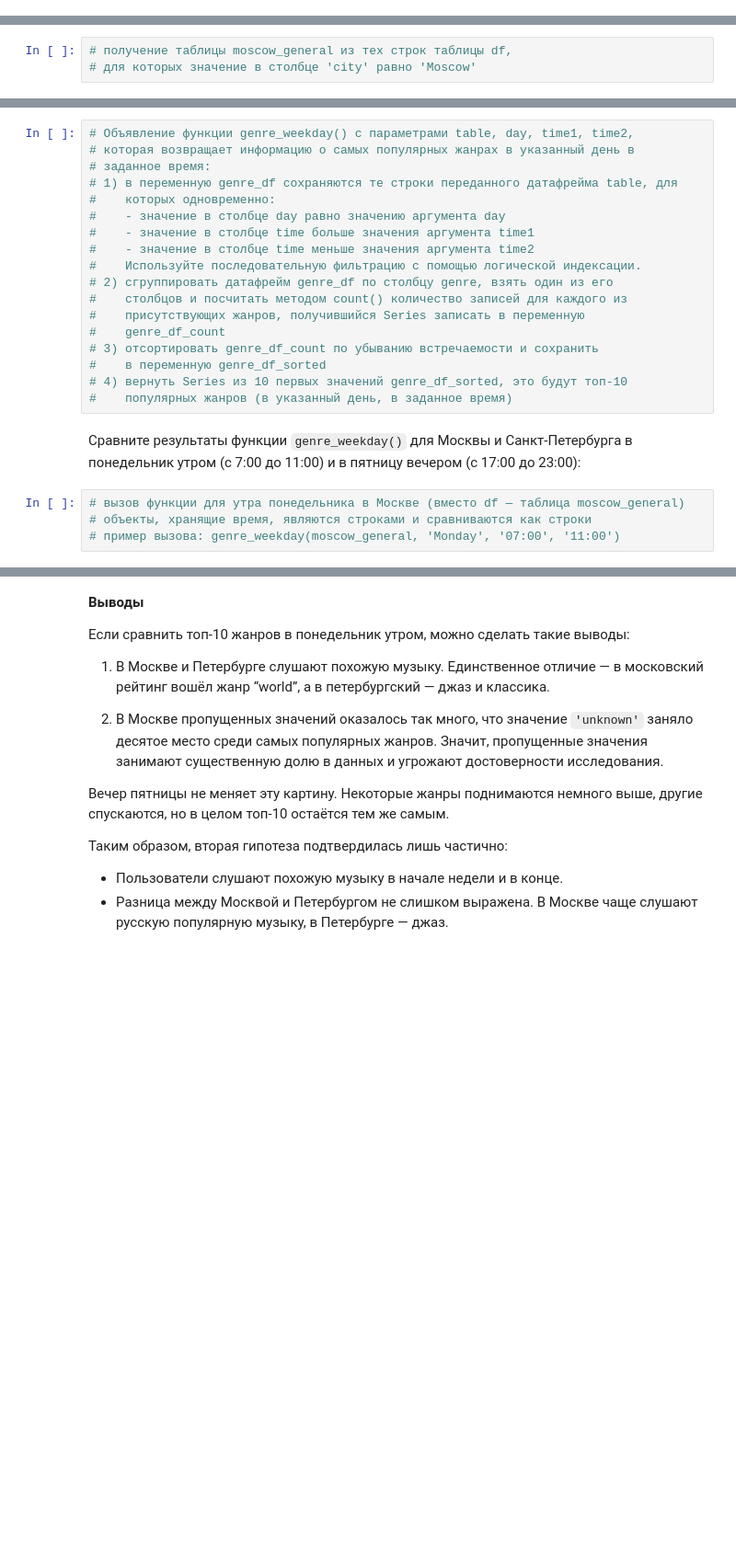
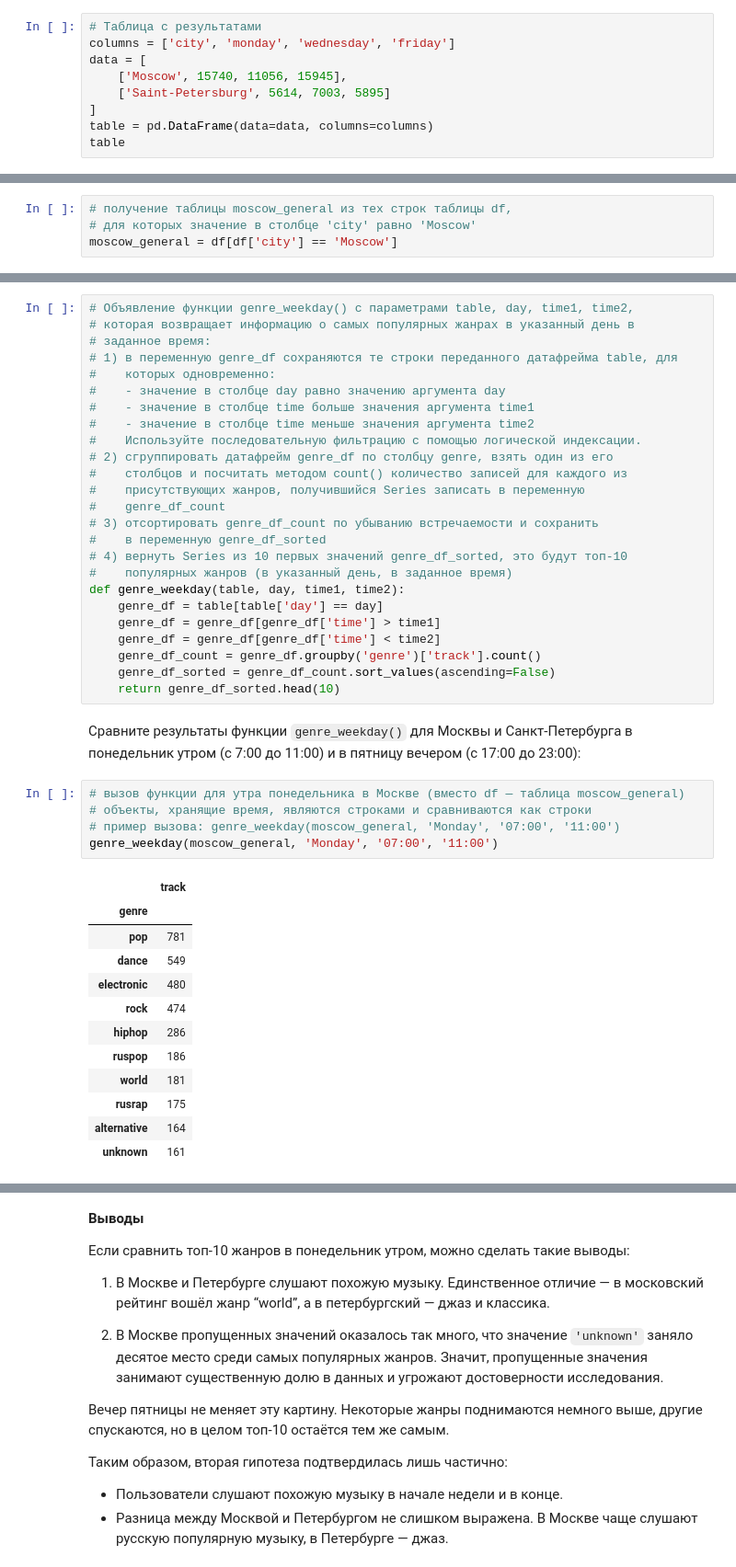
Before and after one commit to bakhodirabdullayevich/yandex_music, a Jupyter notebook: yandex_music_project.ipynb, the cells around one changed output, grey strips where cells are left out. Shown at 92% size. Saved outputs shown, nothing was run; the diff lists cells and outputs as text; blank space fills up the shorter version.

```diff
--- a/yandex_music_project.ipynb
+++ b/yandex_music_project.ipynb
@@ -397,0 +419,9 @@ dtype: int64
+# %%
+# Таблица с результатами
+columns = ['city', 'monday', 'wednesday', 'friday']
+data = [
+    ['Moscow', 15740, 11056, 15945],
+    ['Saint-Petersburg', 5614, 7003, 5895]
+]
+table = pd.DataFrame(data=data, columns=columns)
+table
@@ -415,6 +449,7 @@ dtype: int64
 # %%
 # получение таблицы moscow_general из тех строк таблицы df,
 # для которых значение в столбце 'city' равно 'Moscow'
+moscow_general = df[df['city'] == 'Moscow']
 # %%
 # получение таблицы spb_general из тех строк таблицы df,
 # для которых значение в столбце 'city' равно 'Saint-Petersburg'
@@ -444,9 +480,30 @@ dtype: int64
 #    в переменную genre_df_sorted
 # 4) вернуть Series из 10 первых значений genre_df_sorted, это будут топ-10
 #    популярных жанров (в указанный день, в заданное время)
+def genre_weekday(table, day, time1, time2):
+    genre_df = table[table['day'] == day]
+    genre_df = genre_df[genre_df['time'] > time1]
+    genre_df = genre_df[genre_df['time'] < time2]
+    genre_df_count = genre_df.groupby('genre')['track'].count()
+    genre_df_sorted = genre_df_count.sort_values(ascending=False)
+    return genre_df_sorted.head(10)
 # %% [markdown]
 Cравните результаты функции `genre_weekday()` для Москвы и Санкт-Петербурга в понедельник утром (с 7:00 до 11:00) и в пятницу вечером (с 17:00 до 23:00):
 # %%
 # вызов функции для утра понедельника в Москве (вместо df — таблица moscow_general)
 # объекты, хранящие время, являются строками и сравниваются как строки
 # пример вызова: genre_weekday(moscow_general, 'Monday', '07:00', '11:00')
+genre_weekday(moscow_general, 'Monday', '07:00', '11:00')
+# %% [output]
+|  | track |
+| genre |  |
+| pop | 781 |
+| dance | 549 |
+| electronic | 480 |
+| rock | 474 |
+| hiphop | 286 |
+| ruspop | 186 |
+| world | 181 |
+| rusrap | 175 |
+| alternative | 164 |
+| unknown | 161 |
```
Also changed, not shown: parts of 19 cells of this notebook.
